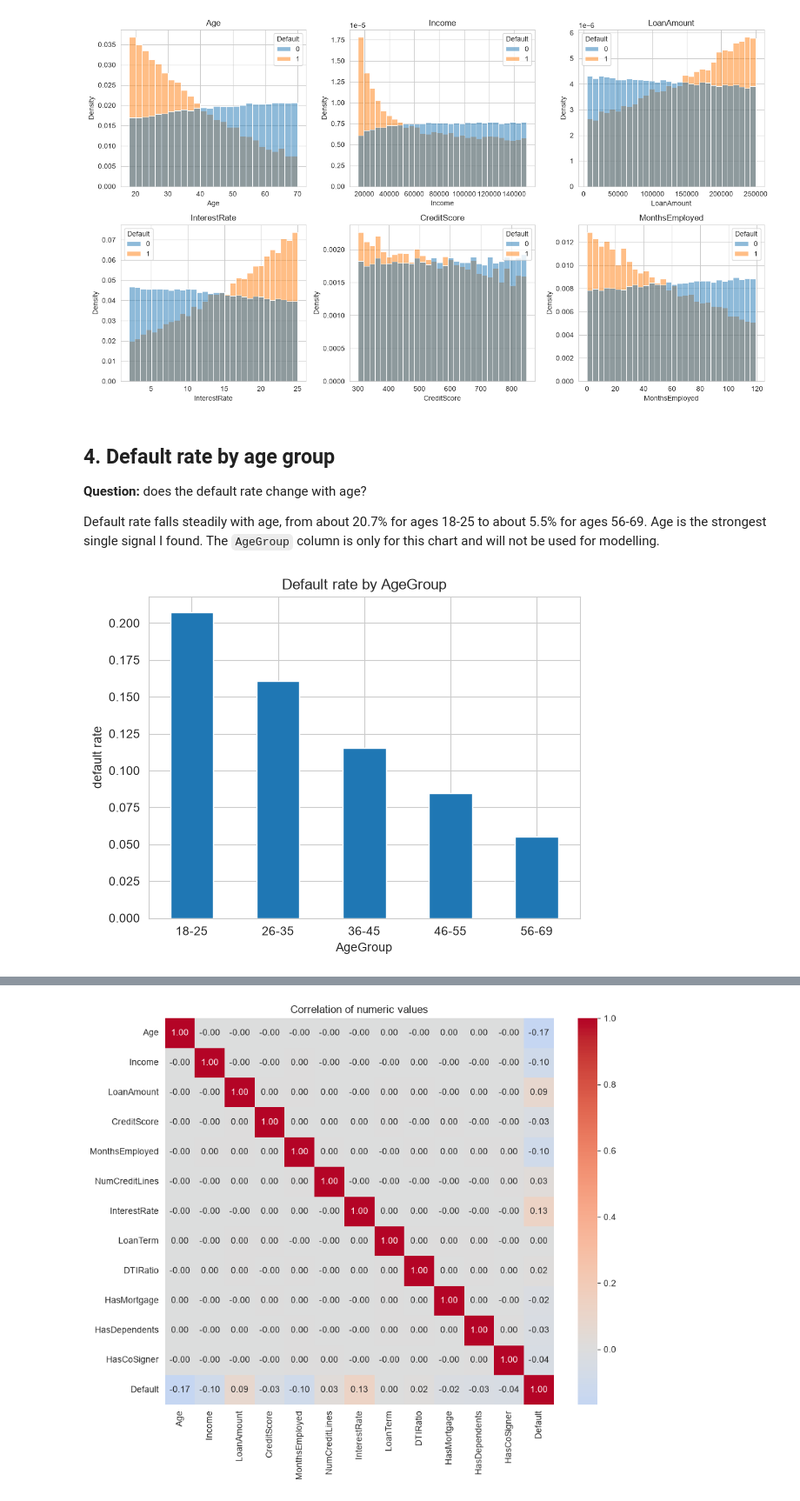
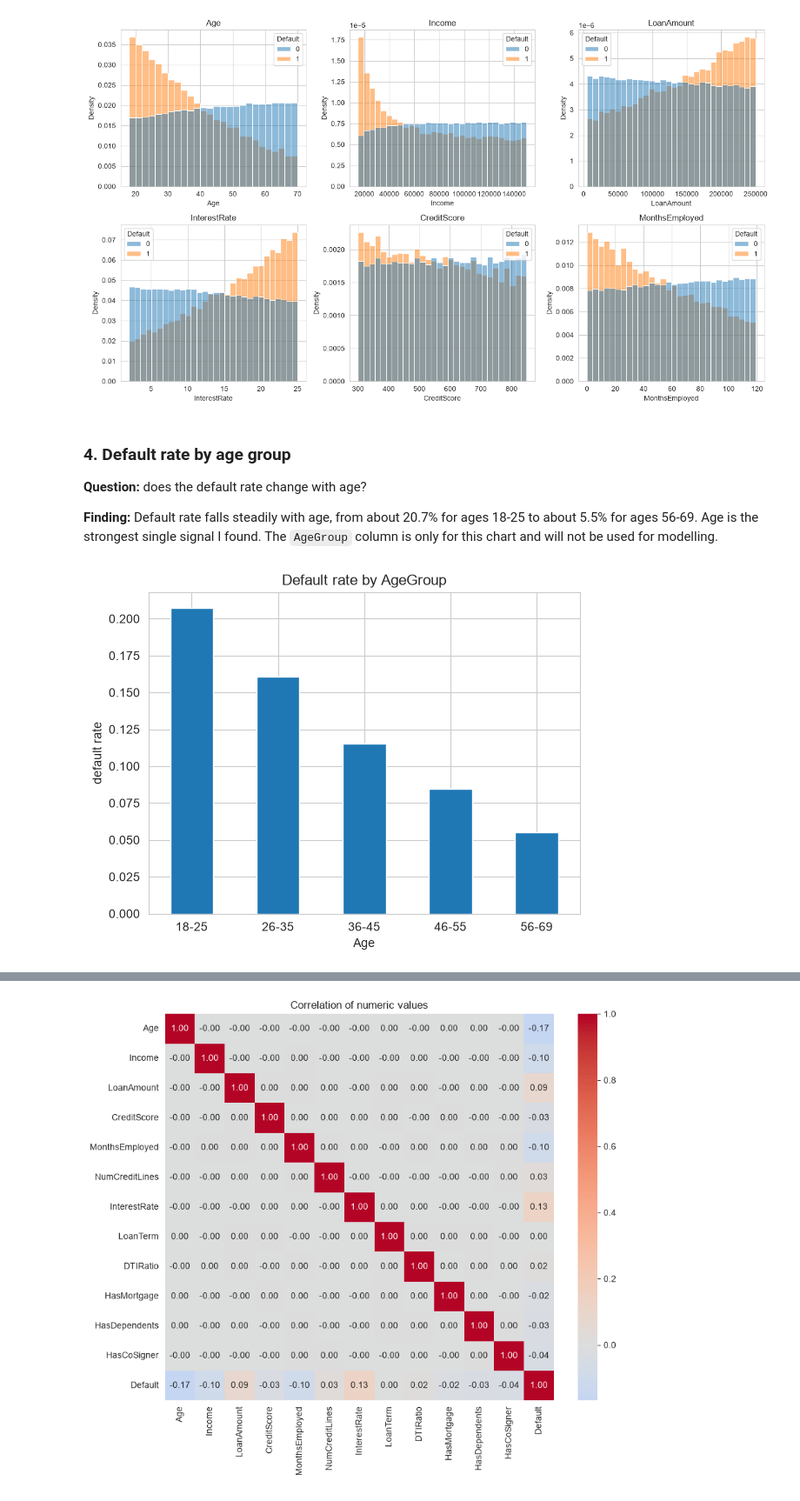
Before and after one commit to SrinuGonthini/loan-default-prediction-api, a Jupyter notebook: notebooks/01_eda.ipynb, the cells around one changed output, grey strips where cells are left out. Shown at 87% size. Drawn from its saved outputs; the diff is of its cells as text; code cells hidden in the pictures.

Commit message:
Complete EDA notebook with findings and data dictionary

```diff
--- a/notebooks/01_eda.ipynb
+++ b/notebooks/01_eda.ipynb
@@ -336,17 +395,17 @@ plt.show()
 # %% [output]
 [figure]
 # %% [markdown]
-## 4. Default rate by age group
+### 4. Default rate by age group
 **Question:** does the default rate change with age?
 
-Default rate falls steadily with age, from about 20.7% for ages 18-25 to about 5.5% for ages 56-69. Age is the strongest single signal I found. The `AgeGroup` column is only for this chart and will not be used for modelling.
+**Finding:** Default rate falls steadily with age, from about 20.7% for ages 18-25 to about 5.5% for ages 56-69. Age is the strongest single signal I found. The `AgeGroup` column is only for this chart and will not be used for modelling.
 # %%
-df["AgeGroup"] = pd.cut(df["Age"],bins=[17,25,35,45,55,70],labels=["18-25","26-35","36-45","46-55","56-69"])
-rate = df.groupby("AgeGroup",observed=True)["Default"].mean()
+age_group = pd.cut(df["Age"],bins=[17,25,35,45,55,70],labels=["18-25","26-35","36-45","46-55","56-69"])
+rate = df.groupby(age_group,observed=True)["Default"].mean()
 ax = rate.plot(kind="bar",rot=0, title="Default rate by AgeGroup")
 ax.set_ylabel("default rate")
 plt.savefig(FIG / "04_default_by_age.png",dpi=150,bbox_inches="tight")
 plt.show()
 # %% [output]
-[figure, old version]
+[figure, new version]
 # %% [markdown]
```
Also changed, not shown: parts of 31 cells of this notebook, 3 other files.
